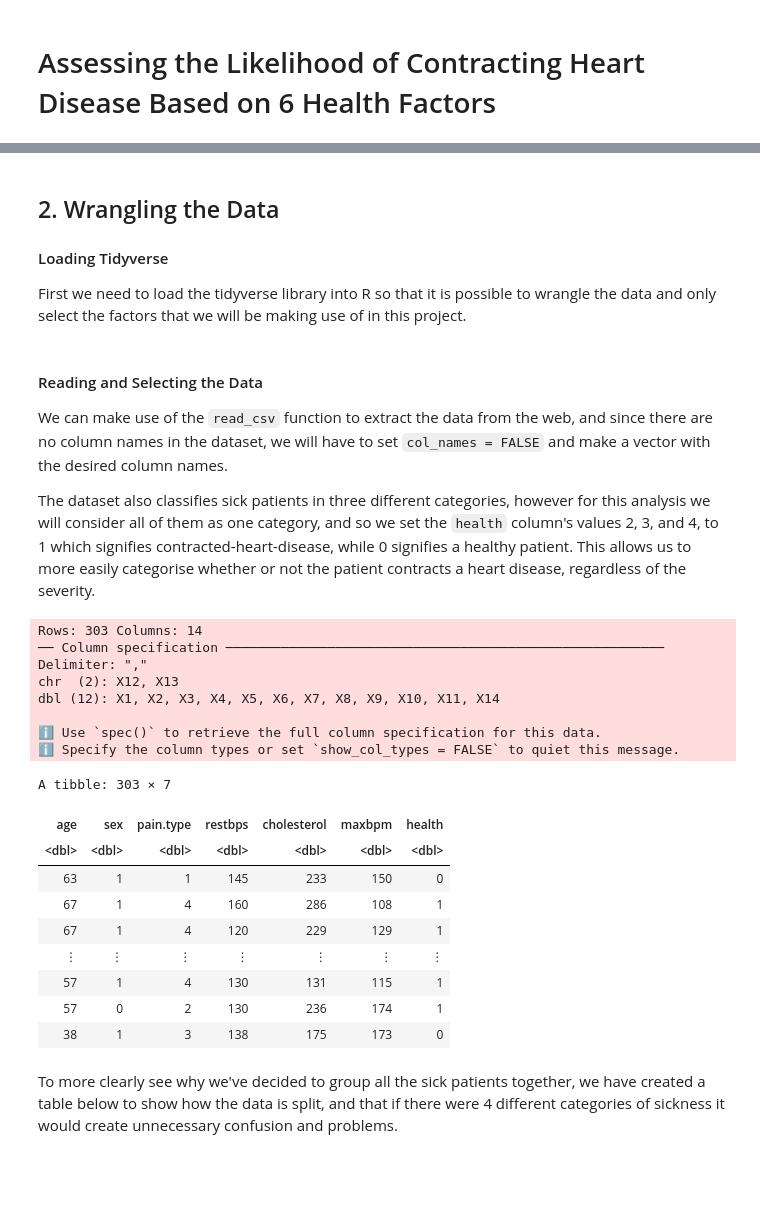
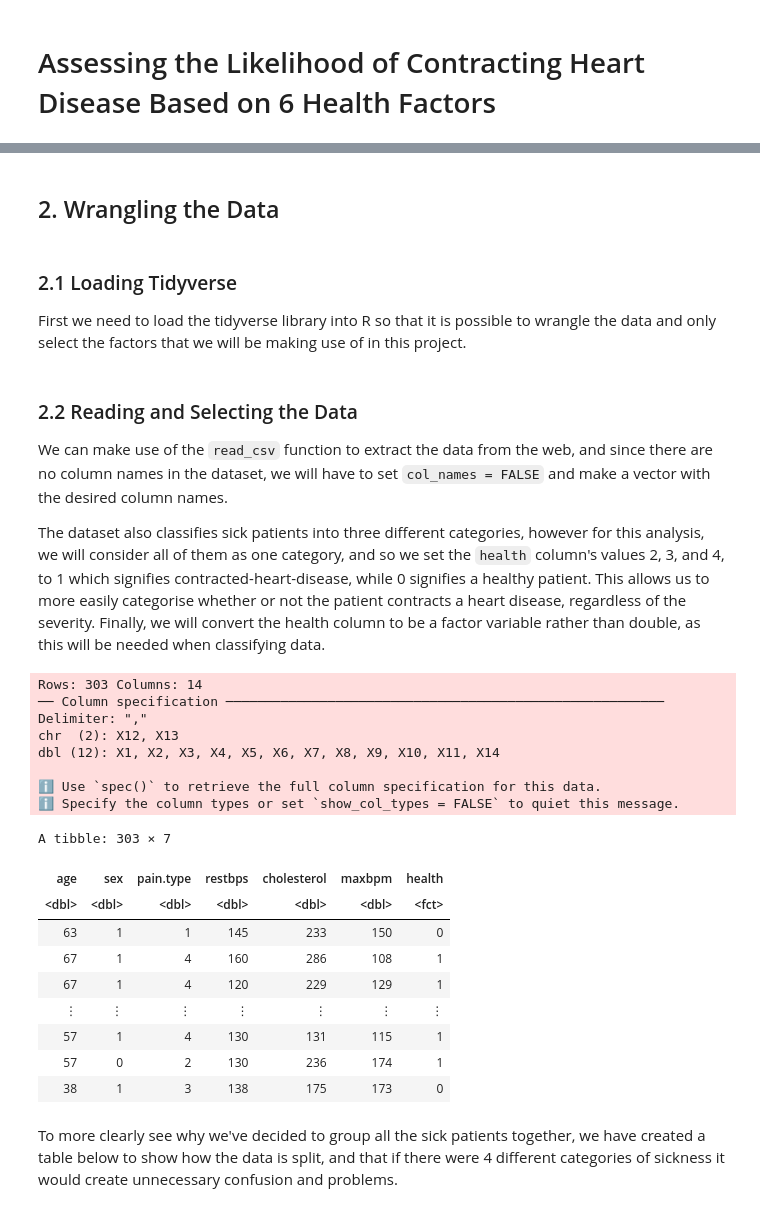
Before and after one commit to Sparsh-I/dsci-group-38, a Jupyter notebook: group_report.ipynb, the cells around one changed output, grey strips where cells are left out. Saved outputs shown, nothing was run; the diff lists cells and outputs as text; code cells hidden in the pictures; blank space fills up the shorter version.

```diff
--- a/group_report.ipynb
+++ b/group_report.ipynb
@@ -31,37 +31,39 @@ ________________________________________________________________________________
 # %% [markdown]
 ## 2. Wrangling the Data
-
-#### Loading Tidyverse
-First we need to load the tidyverse library into R so that it is possible to wrangle the data and only select the factors that we will be making use of in this project.
+# %% [markdown]
+### 2.1 Loading Tidyverse
+First we need to load the tidyverse library into R so that it is possible to wrangle the data and only select the factors that we will be making use of in this project.
 # %%
 library(tidyverse)
 library(repr)
 library(tidymodels)
 options(repr.matrix.max.rows = 6)
 # %% [markdown]
-#### Reading and Selecting the Data
+### 2.2 Reading and Selecting the Data
 We can make use of the `read_csv` function to extract the data from the web, and since there are no column names in the dataset, we will have to set `col_names = FALSE` and make a vector with the desired column names.
 
-The dataset also classifies sick patients in three different categories, however for this analysis we will consider all of them as one category, and so we set the `health` column's values 2, 3, and 4, to 1 which signifies contracted-heart-disease, while 0 signifies a healthy patient. This allows us to more easily categorise whether or not the patient contracts a heart disease, regardless of the severity.
+The dataset also classifies sick patients into three different categories, however for this analysis, we will consider all of them as one category, and so we set the `health` column's values 2, 3, and 4, to 1 which signifies contracted-heart-disease, while 0 signifies a healthy patient. This allows us to more easily categorise whether or not the patient contracts a heart disease, regardless of the severity. Finally, we will convert the health column to be a factor variable rather than double, as this will be needed when classifying data.
 # %%
 heart_data<- read_csv(url("https://archive.ics.uci.edu/ml/machine-learning-databases/heart-disease/processed.cleveland.data"), col_names = FALSE) |>
     select(X1, X2, X3, X4, X5, X8, X14)
 colnames(heart_data) <- make.names(c("age", "sex", "pain.type", "restbps", "cholesterol", "maxbpm", "health"))
 
 heart_data["health"][heart_data["health"] == 2 | heart_data["health"] == 3 | heart_data["health"] == 4] <- 1
+heart_data$health <- as_factor(heart_data$health)
+
 heart_data
 # %% [output]
 Rows: 303 Columns: 14
 ── Column specification ────────────────────────────────────────────────────────
 Delimiter: ","
 chr  (2): X12, X13
 dbl (12): X1, X2, X3, X4, X5, X6, X7, X8, X9, X10, X11, X14
 
 ℹ Use `spec()` to retrieve the full column specification for this data.
 ℹ Specify the column types or set `show_col_types = FALSE` to quiet this message.
 A tibble: 303 × 7
 | age | sex | pain.type | restbps | cholesterol | maxbpm | health |
-| <dbl> | <dbl> | <dbl> | <dbl> | <dbl> | <dbl> | <dbl> |
+| <dbl> | <dbl> | <dbl> | <dbl> | <dbl> | <dbl> | <fct> |
 | 63 | 1 | 1 | 145 | 233 | 150 | 0 |
 | 67 | 1 | 4 | 160 | 286 | 108 | 1 |
 | 67 | 1 | 4 | 120 | 229 | 129 | 1 |
```
Also changed, not shown: parts of 27 cells of this notebook.
